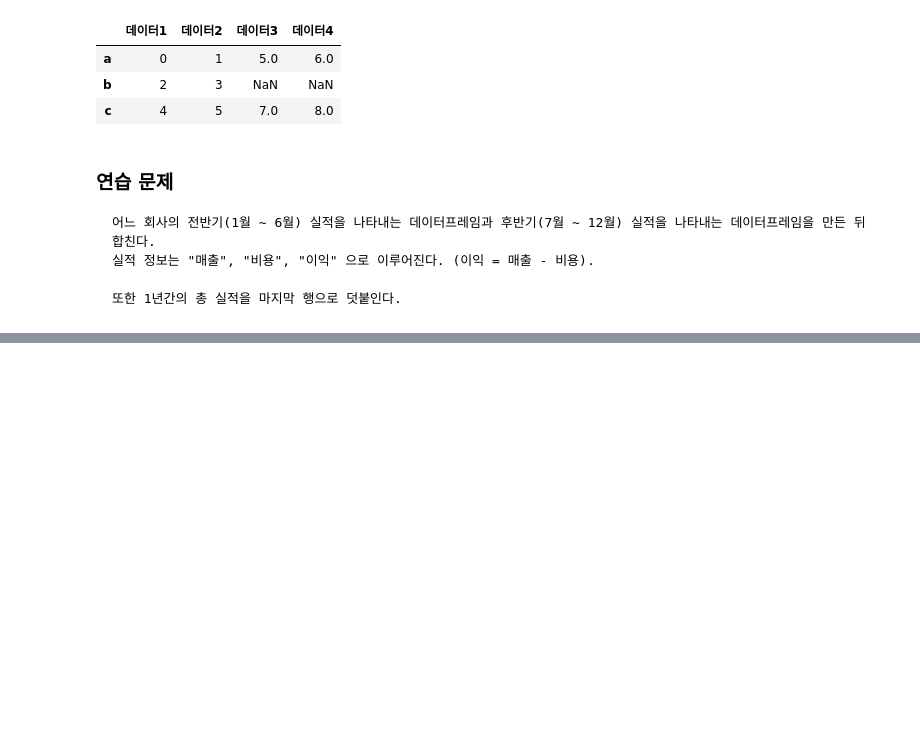
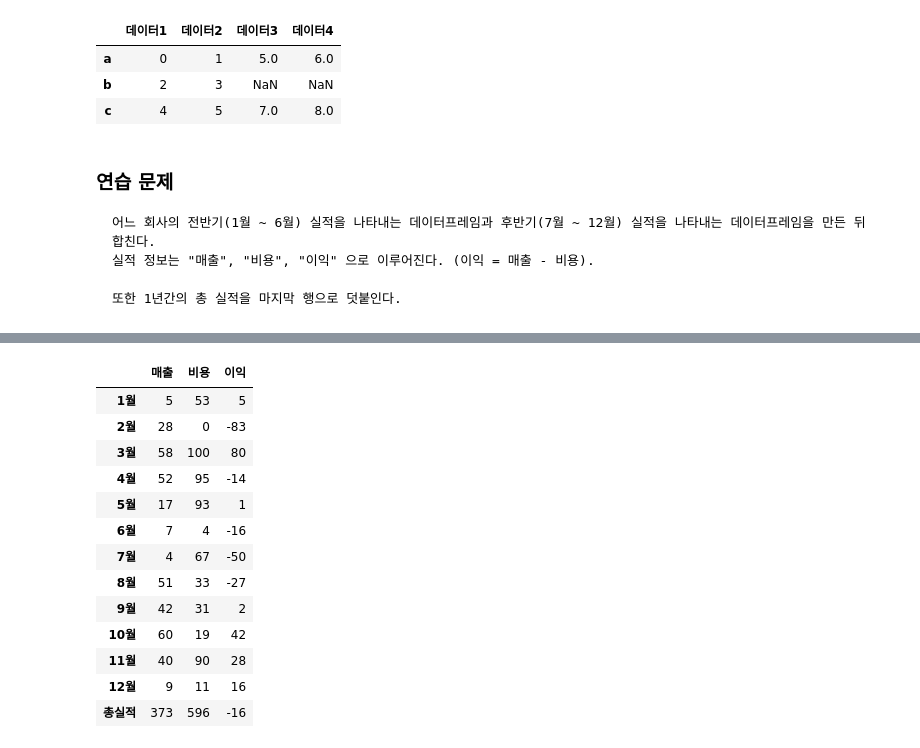
Before and after one commit to RealSlow123/wassup3, a Jupyter notebook: 02_Python_Collection/02_07_Pandas 데이터프레임 합성.ipynb, the cells around one changed output, grey strips where cells are left out. Drawn from its saved outputs; the diff is of its cells as text; code cells hidden in the pictures; blank space fills up the shorter version.

```diff
--- a/02_Python_Collection/02_07_Pandas 데이터프레임 합성.ipynb
+++ b/02_Python_Collection/02_07_Pandas 데이터프레임 합성.ipynb
@@ -494,0 +593,3 @@ df2
+# %%
+df3=pd.concat([df1, df2])
+df3
@@ -494,0 +610,4 @@ df2
+# %%
+# 이익 계산하여 마지막 열에 추가
+df3['이익'] = df['매출'] - df['비용']
+df3
@@ -495,3 +628,21 @@ df2
+# %%
+df3.loc['총실적'] = [df3['매출'].sum(), df3['비용'].sum(), df3['이익'].sum()]
+df3
+# %% [output]
+|  | 매출 | 비용 | 이익 |
+| 1월 | 5 | 53 | 5 |
+| 2월 | 28 | 0 | -83 |
+| 3월 | 58 | 100 | 80 |
+| 4월 | 52 | 95 | -14 |
+| 5월 | 17 | 93 | 1 |
+| 6월 | 7 | 4 | -16 |
+| 7월 | 4 | 67 | -50 |
+| 8월 | 51 | 33 | -27 |
+| 9월 | 42 | 31 | 2 |
+| 10월 | 60 | 19 | 42 |
+| 11월 | 40 | 90 | 28 |
+| 12월 | 9 | 11 | 16 |
+| 총실적 | 373 | 596 | -16 |
 # %%
 # 전반기와 후반기 실적을 합친 데이터프레임 생성
 df = pd.concat([df1, df2], axis=0)
```
Also changed, not shown: parts of 21 cells of this notebook, 11 other files.
